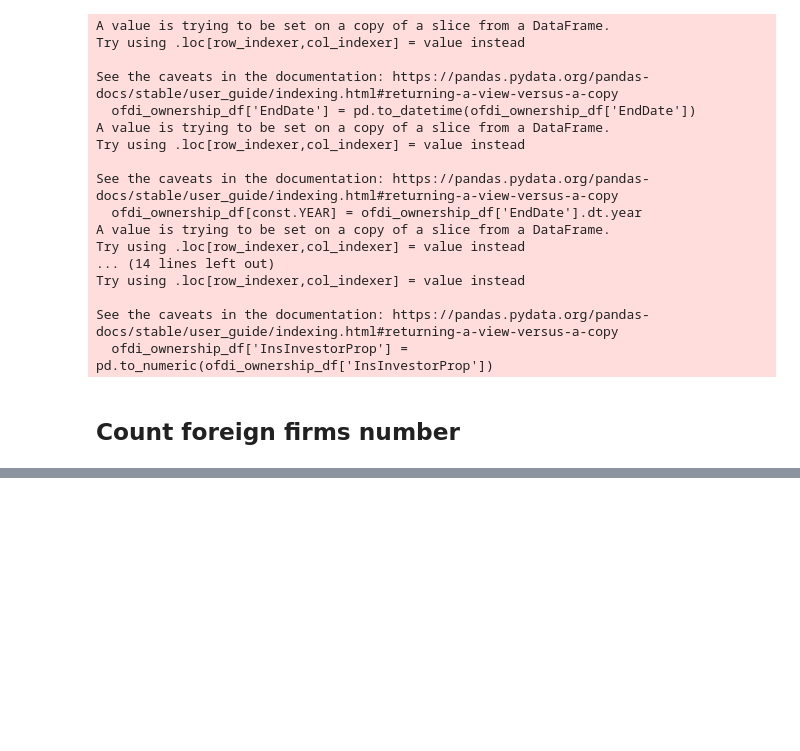
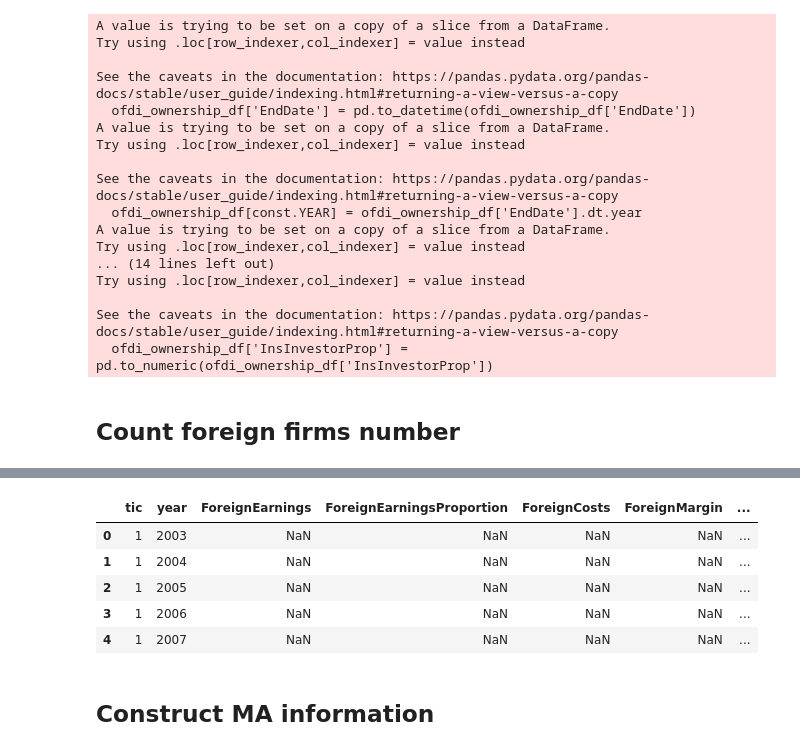
Before and after one commit to wangyouan/CapitalControl, a Jupyter notebook: Notebook/AppendFinanceCost.ipynb, the cells around one changed output, grey strips where cells are left out. Cells and saved outputs as stored; diff of their text form; code cells hidden in the pictures; blank space fills up the shorter version.

```diff
--- a/Notebook/AppendFinanceCost.ipynb
+++ b/Notebook/AppendFinanceCost.ipynb
@@ -854,0 +873,27 @@ ofdi_df: DataFrame = ofdi_op_df.merge(ofdi_ownership_df[[const.TICKER, const.YEA
+# %%
+for key in ['RegisterCapital', 'IsBRCountry', 'IsTaxHaven', 'TotalAssets', 'OperatingEvenue', 'NetProfit', 'TotalCost']:
+    ofdi_subfirm_df[key] = pd.to_numeric(ofdi_subfirm_df[key])
+
+num_subfirm_df = ofdi_subfirm_df.groupby([const.TICKER, const.YEAR])['Symbol'].count()
+sub_firm_amount = ofdi_subfirm_df.groupby([const.TICKER, const.YEAR])[[
+    'RegisterCapital', 'IsBRCountry', 'IsTaxHaven', 'TotalAssets', 'OperatingEvenue', 'NetProfit', 'TotalCost']].sum()
+ofdi_subfirm_df: DataFrame = sub_firm_amount.merge(num_subfirm_df, left_index=True, right_index=True).reset_index(
+    drop=False).rename(columns={'Symbol': 'SubFirmNum', 'RegisterCapital': 'SubFirmAmount', 'IsBRCountry': 'BRCountryNum',
+                                'IsTaxHaven': 'TaxHavenNum', 'TotalAssets': 'SubFirmAT', 'OperatingEvenue': 'SubFirmOE', 'NetProfit': 'SubFirmProfit',
+                                'TotalCost': 'SubFirmInvest'})
+# %%
+ofdi_df: DataFrame = ofdi_df.merge(ofdi_subfirm_df, on=[const.TICKER, const.YEAR], how='outer')
+# %%
+ofdi_df.rename(columns={'Earnings': 'ForeignEarnings', 'EarningsProportion': 'ForeignEarningsProportion', 'Costs': 'ForeignCosts',
+                        'GrossMargin': 'ForeignMargin', 'GrossMarginRate': 'ForeignMarginRate', 'GrossMarginProportion': 'ForeignMarginRatio'}, inplace=True)
+# %%
+ofdi_df.head()
+# %% [output]
+|  | tic | year | ForeignEarnings | ForeignEarningsProportion | ForeignCosts | ForeignMargin | ... |
+| 0 | 1 | 2003 | NaN | NaN | NaN | NaN | ... |
+| 1 | 1 | 2004 | NaN | NaN | NaN | NaN | ... |
+| 2 | 1 | 2005 | NaN | NaN | NaN | NaN | ... |
+| 3 | 1 | 2006 | NaN | NaN | NaN | NaN | ... |
+| 4 | 1 | 2007 | NaN | NaN | NaN | NaN | ... |
+# %% [markdown]
+## Construct MA information
```
Also changed, not shown: parts of 17 cells of this notebook.
